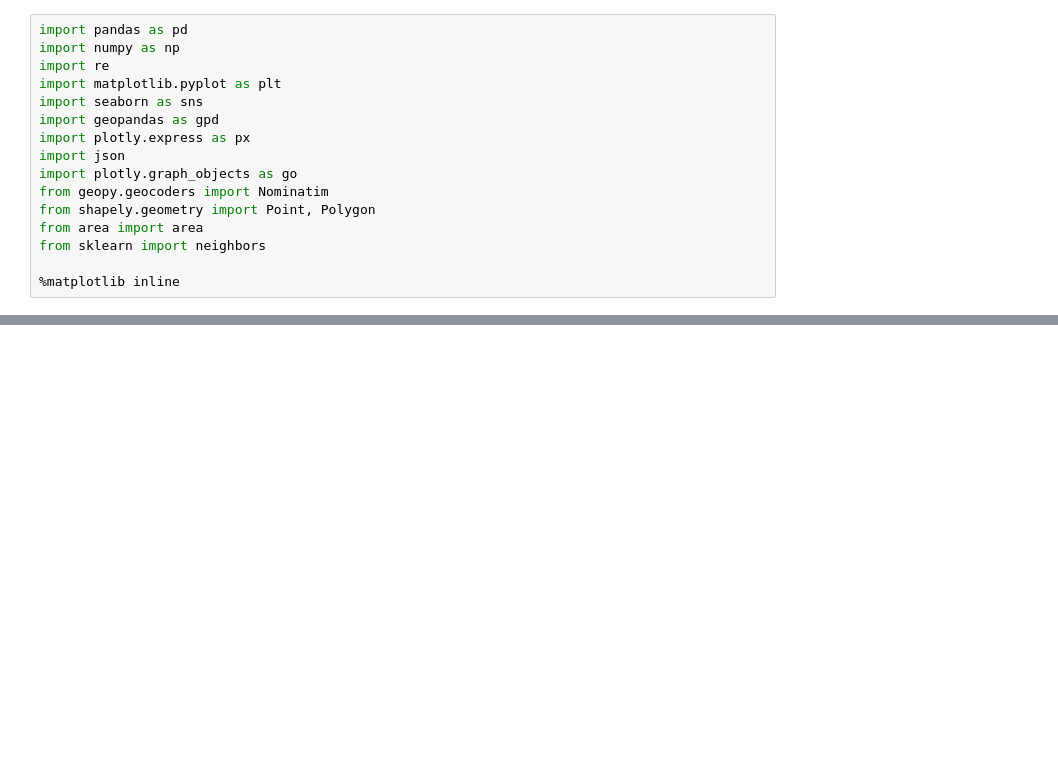
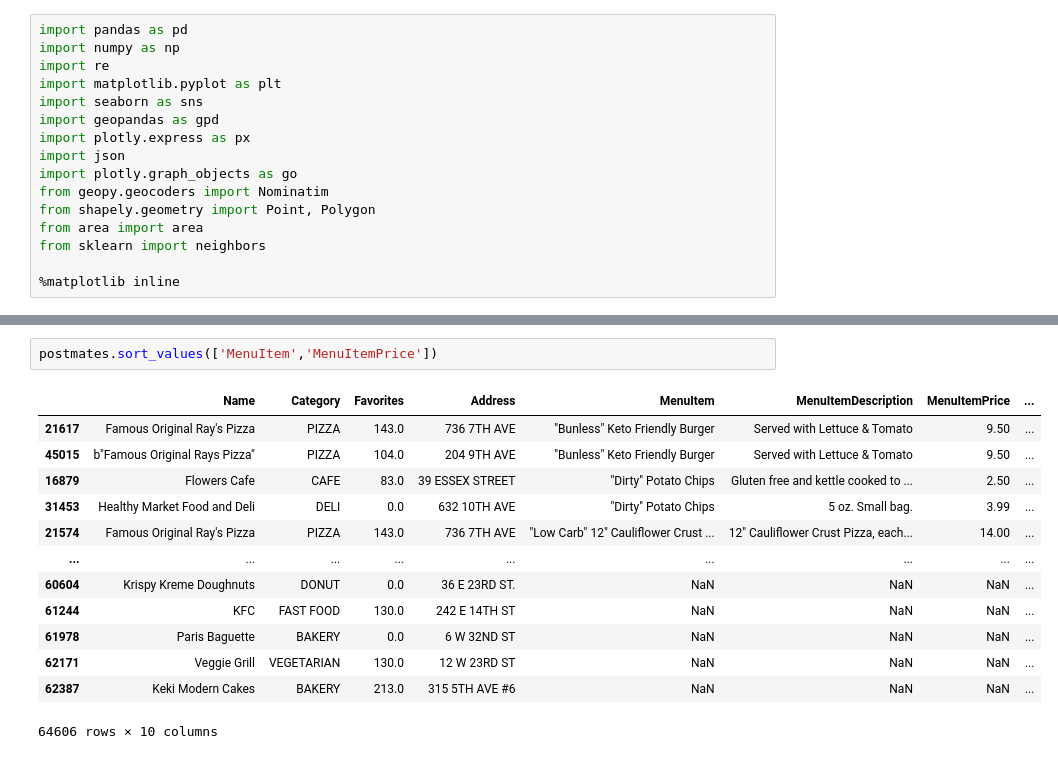
Before and after one commit to brusso115/PostmatesWebscraper, a Jupyter notebook: Postmates_EDA.ipynb, the cells around one changed output, grey strips where cells are left out. Cells and saved outputs as stored; diff of their text form; blank space fills up the shorter version.

```diff
--- a/Postmates_EDA.ipynb
+++ b/Postmates_EDA.ipynb
@@ -82,0 +73,16 @@ fig.show()
+# %%
+postmates.sort_values(['MenuItem','MenuItemPrice'])
+# %% [output]
+|  | Name | Category | Favorites | Address | MenuItem | MenuItemDescription | MenuItemPrice | ... |
+| 21617 | Famous Original Ray's Pizza | PIZZA | 143.0 | 736 7TH AVE | "Bunless" Keto Friendly Burger | Served with Lettuce & Tomato | 9.50 | ... |
+| 45015 | b"Famous Original Rays Pizza" | PIZZA | 104.0 | 204 9TH AVE | "Bunless" Keto Friendly Burger | Served with Lettuce & Tomato | 9.50 | ... |
+| 16879 | Flowers Cafe | CAFE | 83.0 | 39 ESSEX STREET | "Dirty" Potato Chips | Gluten free and kettle cooked to ... | 2.50 | ... |
+| 31453 | Healthy Market Food and Deli | DELI | 0.0 | 632 10TH AVE | "Dirty" Potato Chips | 5 oz. Small bag. | 3.99 | ... |
+| 21574 | Famous Original Ray's Pizza | PIZZA | 143.0 | 736 7TH AVE | "Low Carb" 12" Cauliflower Crust ... | 12" Cauliflower Crust Pizza, each... | 14.00 | ... |
+| ... | ... | ... | ... | ... | ... | ... | ... | ... |
+| 60604 | Krispy Kreme Doughnuts | DONUT | 0.0 | 36 E 23RD ST. | NaN | NaN | NaN | ... |
+| 61244 | KFC | FAST FOOD | 130.0 | 242 E 14TH ST | NaN | NaN | NaN | ... |
+| 61978 | Paris Baguette | BAKERY | 0.0 | 6 W 32ND ST | NaN | NaN | NaN | ... |
+| 62171 | Veggie Grill | VEGETARIAN | 130.0 | 12 W 23RD ST | NaN | NaN | NaN | ... |
+| 62387 | Keki Modern Cakes | BAKERY | 213.0 | 315 5TH AVE #6 | NaN | NaN | NaN | ... |
+64606 rows × 10 columns
```
Also changed, not shown: parts of 14 cells of this notebook, 10 other files.
